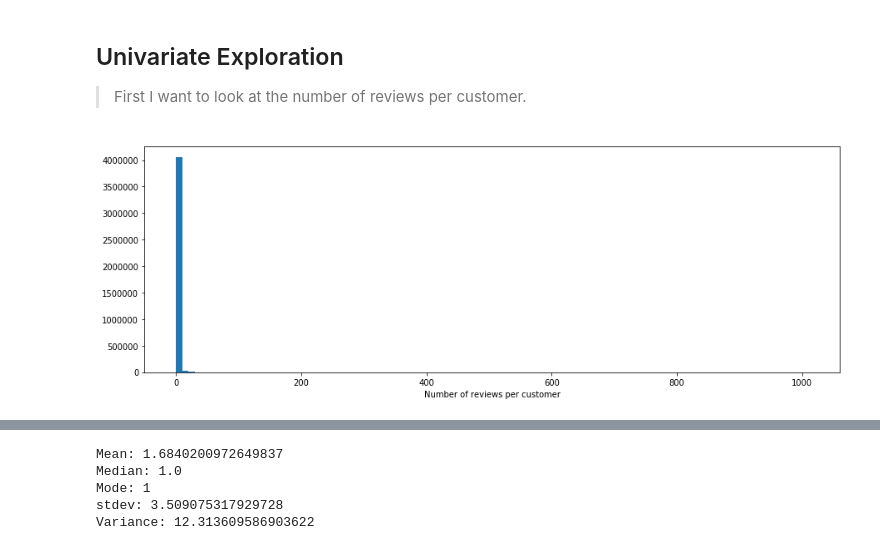
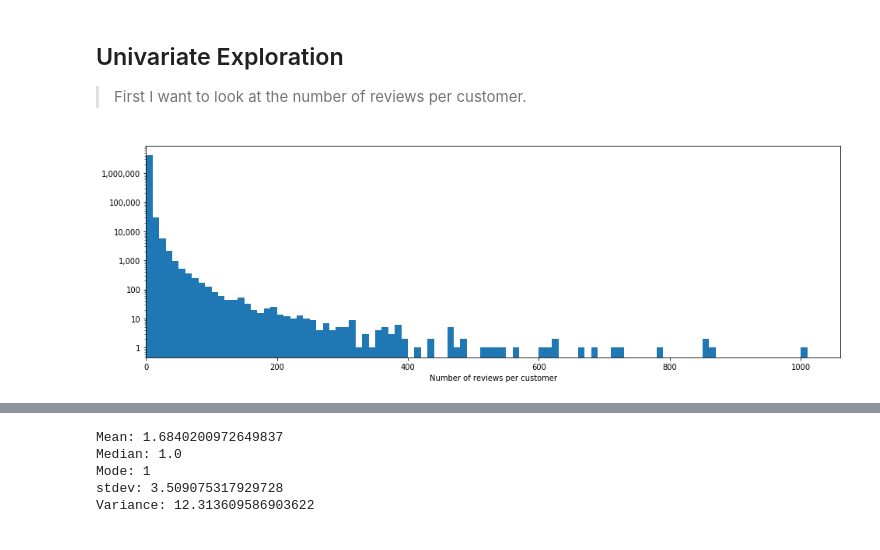
Before and after one commit to ElectricKea/CommunicateFindings_Udacity_Project, a Jupyter notebook: exploration.ipynb, the cells around one changed output, grey strips where cells are left out. Drawn from its saved outputs; the diff is of its cells as text; code cells hidden in the pictures.

```diff
--- a/exploration.ipynb
+++ b/exploration.ipynb
@@ -188,6 +190,8 @@ reviews.loc[reviews['review_body'].isin(reviews.review_body.dropna().unique())==
 | 6893564 | US | 43221886 | RMU4PDSJ4HLO9 | B008M721MS | 259980850 | Skype | Mobile_Apps | ... |
 | 6893566 | US | 43221886 | R13BC6GNHUG692 | B007D2XSW0 | 415942087 | PicShop - Photo Editor | Mobile_Apps | ... |
 75 rows × 15 columns
+# %%
+reviews = reviews.fillna('')
 # %% [markdown]
 Looking at the 2 sub tables of the bodyless and titleless reviews, it seems like there were no parsing errors with these but rather people simply did not write anything in these fields when writing their review.
 As such, I will keep these as they are and not remove them.
@@ -201,6 +205,13 @@ reviews.drop("marketplace", inplace=True, axis=1)
 sum(reviews.duplicated())
 # %% [output]
 0
+# %%
+str_list = []
+for i in reviews.iterrows():
+    string = re.split("\s", i[1]["review_body"])
+    str_list.append(len([x for x in string if x != '']))
+
+reviews['review_body_len'] = str_list
 # %%
 #Convert columns to the correct data type.
 reviews['review_date']=pd.to_datetime(reviews.review_date)
@@ -298,13 +305,16 @@ The date of the review is in datetime format (review_date).
 # %%
 #First plotted on a standard scale
 reviews_per_cus = reviews.customer_id.value_counts().tolist()
 binsize = 10
 bins = np.arange(0, reviews_per_cus[0]+binsize, binsize)
 
 #As the first bin has almost 4
-plt.figure(figsize=[15, 5])
+plt.figure(figsize=[16, 5])
 (n, bins, patches) = plt.hist(reviews_per_cus, bins = bins)
 plt.xlabel('Number of reviews per customer')
+plt.yscale('log')
+plt.yticks([1e0, 1e1, 1e2, 1e3, 1e4, 1e5, 1e6], ['1', '10', '100', '1,000', '10,000', '100,000', '1,000,000'])
+plt.xlim(left = 0)
 plt.show()
 # %% [output]
-[figure, old version]
+[figure, new version]
```
Also changed, not shown: parts of 30 cells of this notebook, 1 other file.
